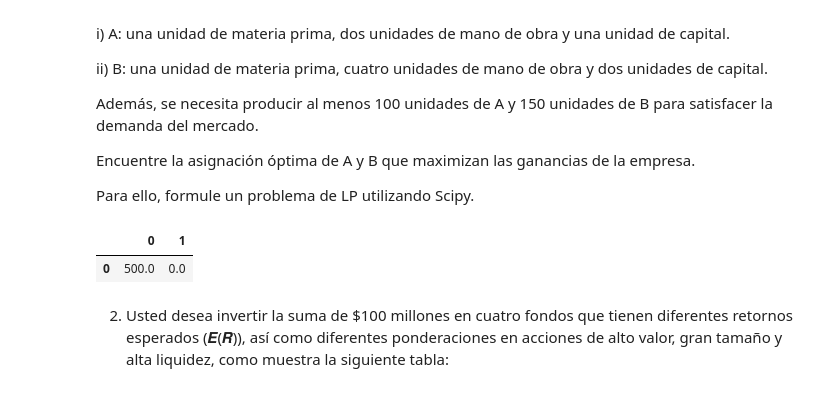
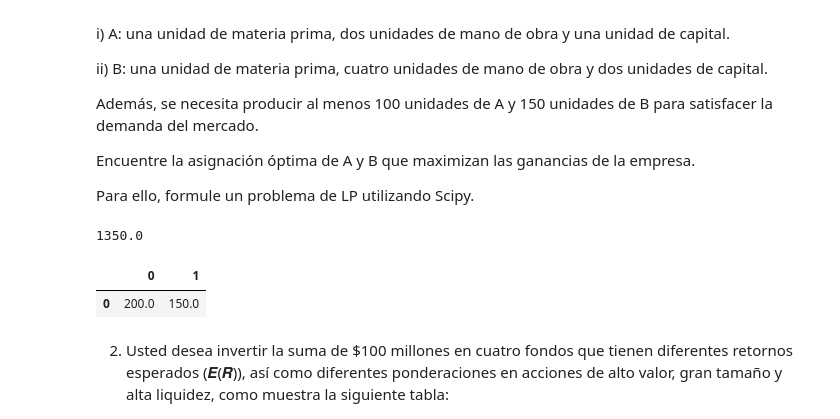
Before and after one commit to Samanthaavilac/Taller_2, a Jupyter notebook: Taller_2_Ávila_Vargas.ipynb, the cells around one changed output. Saved outputs shown, nothing was run; the diff lists cells and outputs as text; code cells hidden in the pictures.

```diff
--- a/Taller_2_Ávila_Vargas.ipynb
+++ b/Taller_2_Ávila_Vargas.ipynb
@@ -32,18 +32,23 @@ Para ello, formule un problema de LP utilizando Scipy.
 # %%
 c = np.array([3, 5])
 
 A = np.array([[1, 1],
                   [2,4],
                     [1,2]])
 B = np.array([5000,1000,2000])
 
+boundsp1=[(100,None),
+         (150,None)]
+
 #Asignación óptima de A y B
-sol1 = linprog(-c, A_ub=A, b_ub=B,method='revised simplex')
-sol1
+sol1 = linprog(-c, A_ub=A, b_ub=B,
+               bounds=boundsp1,method='revised simplex')
+print(-sol1.fun)
 pd.DataFrame(sol1.x).round(4).T
 # %% [output]
+1350.0
 |  | 0 | 1 |
-| 0 | 500.0 | 0.0 |
+| 0 | 200.0 | 150.0 |
 # %% [markdown]
 2. Usted desea invertir la suma de $100 millones en cuatro fondos que tienen diferentes
 retornos esperados (𝑬(𝑹)), así como diferentes ponderaciones en acciones de alto valor,
```
Also changed, not shown: parts of 6 cells of this notebook.
